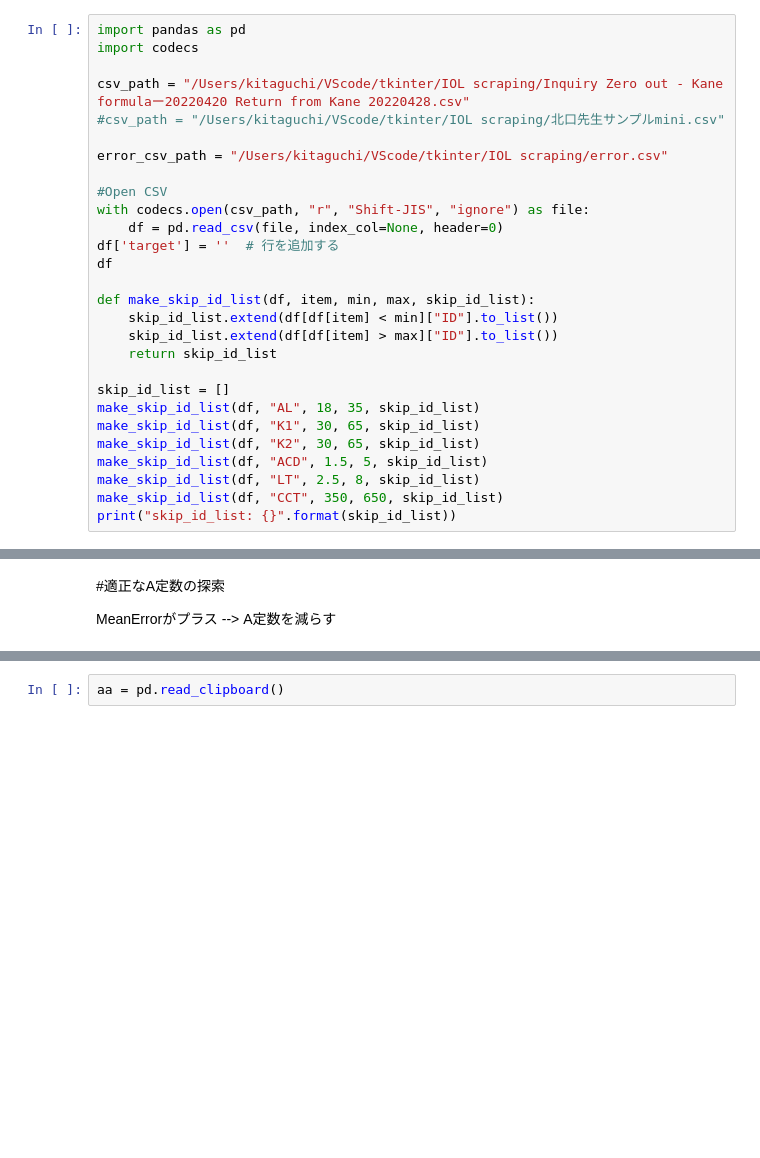
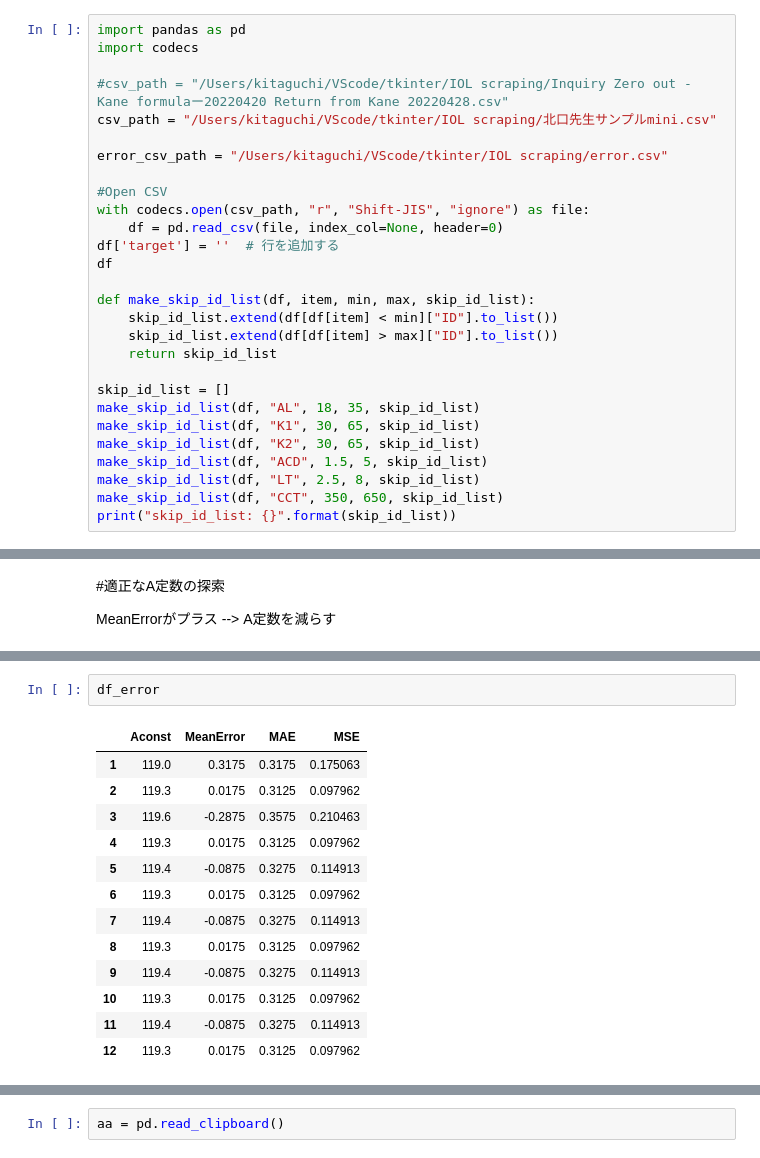
Before and after one commit to ykitaguchi77/tkinter, a Jupyter notebook: IOL scraping/IOL_scraping.ipynb, the cells around one changed output, grey strips where cells are left out. Cells and saved outputs as stored; diff of their text form; blank space fills up the shorter version.

```diff
--- a/IOL scraping/IOL_scraping.ipynb
+++ b/IOL scraping/IOL_scraping.ipynb
@@ -106,8 +106,8 @@ NameError: name 'df' is not defined
 import pandas as pd
 import codecs
 
-csv_path = "/Users/kitaguchi/VScode/tkinter/IOL scraping/Inquiry Zero out - Kane formulaー20220420 Return from Kane 20220428.csv"
-#csv_path = "/Users/kitaguchi/VScode/tkinter/IOL scraping/北口先生サンプルmini.csv"
+#csv_path = "/Users/kitaguchi/VScode/tkinter/IOL scraping/Inquiry Zero out - Kane formulaー20220420 Return from Kane 20220428.csv"
+csv_path = "/Users/kitaguchi/VScode/tkinter/IOL scraping/北口先生サンプルmini.csv"
 
 error_csv_path = "/Users/kitaguchi/VScode/tkinter/IOL scraping/error.csv"
 
@@ -403 +408,17 @@ IOL not found
 AssertionError:
+# %%
+df_error
+# %% [output]
+|  | Aconst | MeanError | MAE | MSE |
+| 1 | 119.0 | 0.3175 | 0.3175 | 0.175063 |
+| 2 | 119.3 | 0.0175 | 0.3125 | 0.097962 |
+| 3 | 119.6 | -0.2875 | 0.3575 | 0.210463 |
+| 4 | 119.3 | 0.0175 | 0.3125 | 0.097962 |
+| 5 | 119.4 | -0.0875 | 0.3275 | 0.114913 |
+| 6 | 119.3 | 0.0175 | 0.3125 | 0.097962 |
+| 7 | 119.4 | -0.0875 | 0.3275 | 0.114913 |
+| 8 | 119.3 | 0.0175 | 0.3125 | 0.097962 |
+| 9 | 119.4 | -0.0875 | 0.3275 | 0.114913 |
+| 10 | 119.3 | 0.0175 | 0.3125 | 0.097962 |
+| 11 | 119.4 | -0.0875 | 0.3275 | 0.114913 |
+| 12 | 119.3 | 0.0175 | 0.3125 | 0.097962 |
```
Also changed, not shown: parts of 7 cells of this notebook.
